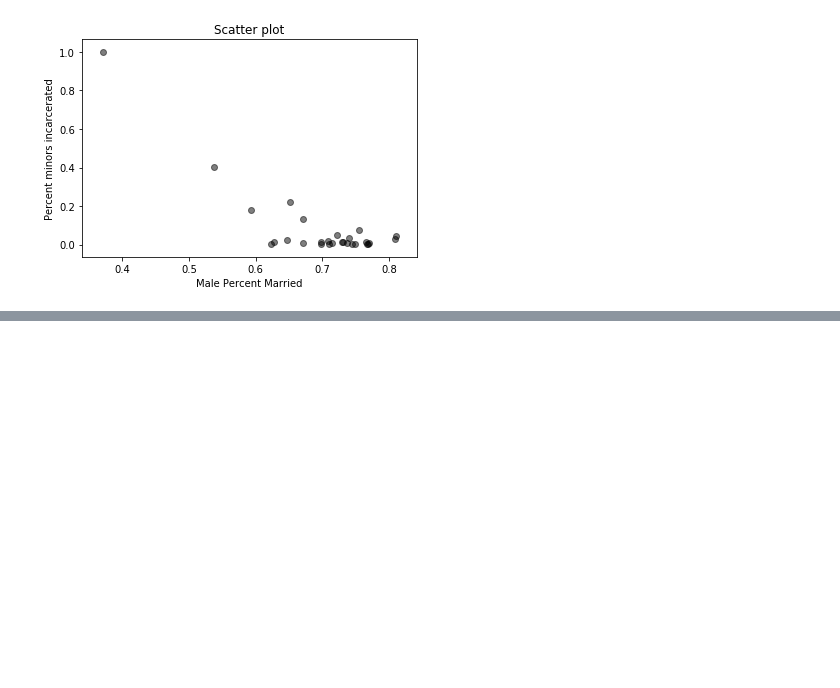
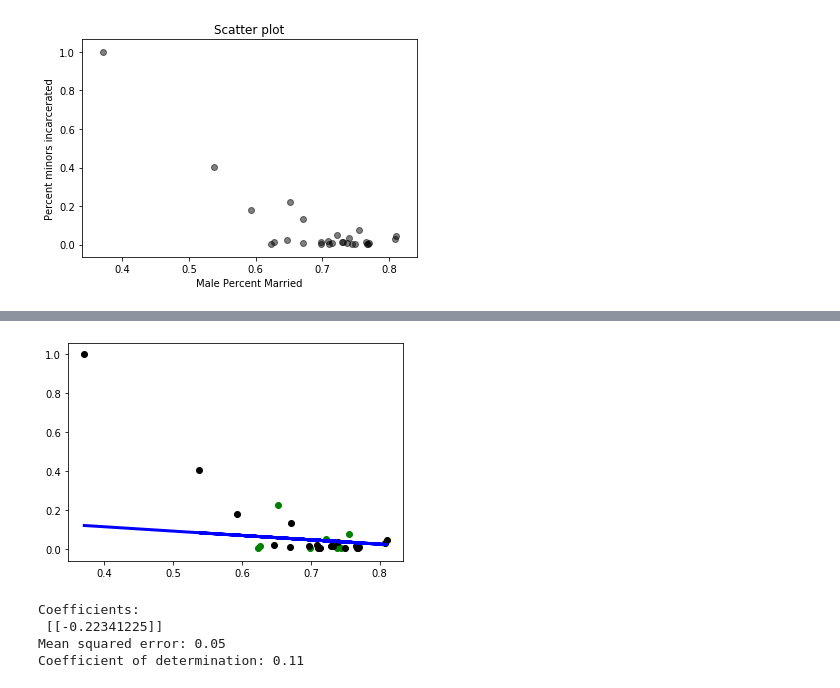
Before and after one commit to MangoOverlord/DataHacks2020, a Jupyter notebook: Dataset/CountingBlocks.ipynb, the cells around one changed output, grey strips where cells are left out. Saved outputs shown, nothing was run; the diff lists cells and outputs as text; code cells hidden in the pictures; blank space fills up the shorter version.

Commit message:
more graphs

```diff
--- a/Dataset/CountingBlocks.ipynb
+++ b/Dataset/CountingBlocks.ipynb
@@ -317,0 +353,49 @@ plt.show()
+# %%
+X = totaldata.iloc[:, 7].values.reshape(-1, 1)  # values converts it into a numpy array
+Y = totaldata.iloc[:, 9].values.reshape(-1, 1)  # -1 means that calculate the dimension of rows, but have 1 column
+
+
+# Split the data into training/testing sets
+X_train = X[:-20]
+X_test = X[-20:]
+
+# Split the targets into training/testing sets
+Y_train = Y[:-20]
+Y_test = Y[-20:]
+
+#X_train
+
+regr = linear_model.LinearRegression()
+
+
+
+# Train the model using the training sets
+regr.fit(X_train, Y_train)
+
+# Make predictions using the testing set
+Y_pred = regr.predict(X_test)
+
+# Plot outputs
+plt.scatter(X_train, Y_train, color = "green")
+plt.scatter(X_test, Y_test,  color='black')
+plt.plot(X_test, Y_pred, color='blue', linewidth=3)
+
+#plt.xticks(())
+#plt.yticks(())
+
+plt.show()
+
+# The coefficients
+print('Coefficients: \n', regr.coef_)
+# The mean squared error
+print('Mean squared error: %.2f'
+      % mean_squared_error(Y_test, Y_pred))
+# The coefficient of determination: 1 is perfect prediction
+print('Coefficient of determination: %.2f'
+      % r2_score(Y_test, Y_pred))
+# %% [output]
+[figure, added]
+Coefficients:
+ [[-0.22341225]]
+Mean squared error: 0.05
+Coefficient of determination: 0.11
```
Also changed, not shown: parts of 9 cells of this notebook.
